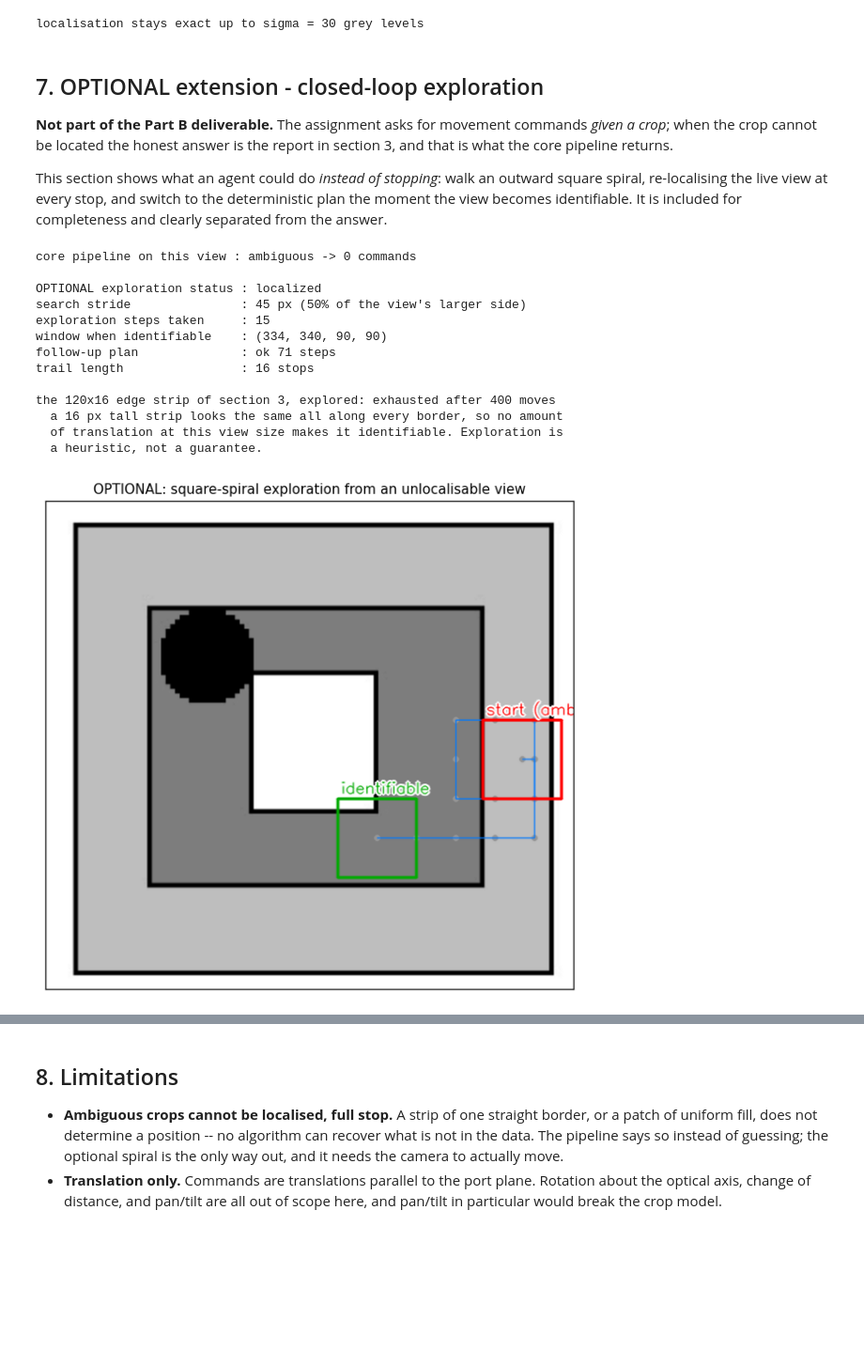
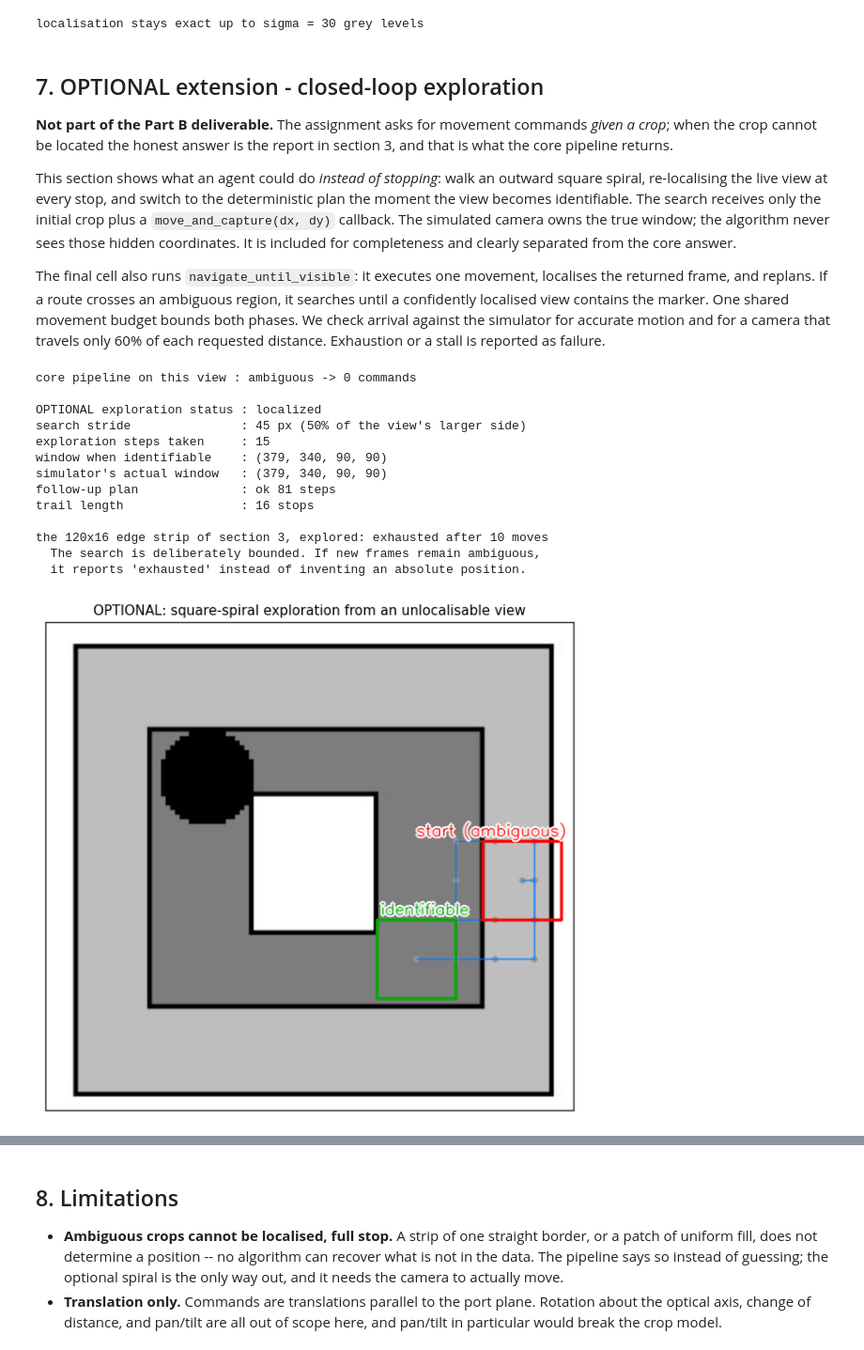
Before and after one commit to ard12/Aulespace, a Jupyter notebook: AULE_ComputerVisionChallenge/notebooks/02_crop_navigation.ipynb, the cells around one changed output, grey strips where cells are left out. Shown at 94% size. Drawn from its saved outputs; the diff is of its cells as text; code cells hidden in the pictures; blank space fills up the shorter version.

```diff
--- a/AULE_ComputerVisionChallenge/notebooks/02_crop_navigation.ipynb
+++ b/AULE_ComputerVisionChallenge/notebooks/02_crop_navigation.ipynb
@@ -507,61 +507,92 @@ in section 3, and that is what the core pipeline returns.
 
 This section shows what an agent could do *instead of stopping*: walk an outward
 square spiral, re-localising the live view at every stop, and switch to the
-deterministic plan the moment the view becomes identifiable. It is included for
-completeness and clearly separated from the answer.
+deterministic plan the moment the view becomes identifiable. The search receives
+only the initial crop plus a `move_and_capture(dx, dy)` callback. The simulated
+camera owns the true window; the algorithm never sees those hidden coordinates.
+It is included for completeness and clearly separated from the core answer.
+
+The final cell also runs `navigate_until_visible`: it executes one movement,
+localises the returned frame, and replans. If a route crosses an ambiguous
+region, it searches until a confidently localised view contains the marker.
+One shared movement budget bounds both phases. We check arrival against
+the simulator for accurate motion and for a camera that travels only 60%
+of each requested distance. Exhaustion or a stall is reported as failure.
 # %%
+def simulated_camera(start_window, gain=1.0):
+    """Feedback harness: the algorithm sees frames, never absolute coordinates."""
+    H, W = reference.shape[:2]
+    x, y, w, h = [int(v) for v in start_window]
+    state = {"x": x, "y": y, "w": w, "h": h, "positions": [(x, y)]}
+
+    def move_and_capture(dx, dy):
+        state["x"] = int(np.clip(round(state["x"] + gain * dx), 0, W - w))
+        state["y"] = int(np.clip(round(state["y"] + gain * dy), 0, H - h))
+        state["positions"].append((state["x"], state["y"]))
+        return navigation.extract_crop(reference, state["x"], state["y"], w, h)
+
+    initial = navigation.extract_crop(reference, x, y, w, h)
+    return initial, move_and_capture, state
+
+
 START = (500, 250, 90, 90)          # a flat-ish patch the core cannot pin down
-base_loc = navigation.localize_crop(navigation.extract_crop(reference, *START), reference)
+initial, move_and_capture, camera_state = simulated_camera(START)
+base_loc = navigation.localize_crop(initial, reference)
 print("core pipeline on this view :", base_loc.status, "->",
       navigation.plan_crop_movements(base_loc, ref_det, reference.shape).n_steps, "commands")
 print()
-out = navigation.explore_until_localized(reference, ref_det, START)
+out = navigation.explore_until_localized(initial, reference, ref_det, move_and_capture)
 print("OPTIONAL exploration status :", out["status"])
 print("search stride               : {:.0f} px ({:.0%} of the view's larger side)"
       .format(out["step_px"], C.EXPLORE_STEP_FRAC))
 print("exploration steps taken     :", out["steps_explored"])
 print("window when identifiable    :", out["window"])
+print("simulator's actual window   :",
+      (camera_state["x"], camera_state["y"], camera_state["w"], camera_state["h"]))
 if out["plan"] is not None:
     print("follow-up plan              :", out["plan"].status, out["plan"].n_steps, "steps")
 print("trail length                :", len(out["trail"]), "stops")
 print()
-# ...and a case where even exploring does not help, to keep the claim honest.
-HOPELESS = (200, 20, 120, 16)
-out2 = navigation.explore_until_localized(reference, ref_det, HOPELESS)
+# A deliberately difficult thin strip demonstrates the bounded-failure path.
+NARROW = (200, 20, 120, 16)
+narrow_initial, narrow_move, narrow_state = simulated_camera(NARROW)
+out2 = navigation.explore_until_localized(
+    narrow_initial, reference, ref_det, narrow_move, max_steps=10
+)
 print("the 120x16 edge strip of section 3, explored:", out2["status"],
       "after", out2["steps_explored"], "moves")
-print("  a 16 px tall strip looks the same all along every border, so no amount")
-print("  of translation at this view size makes it identifiable. Exploration is")
-print("  a heuristic, not a guarantee.")
+print("  The search is deliberately bounded. If new frames remain ambiguous,")
+print("  it reports 'exhausted' instead of inventing an absolute position.")
 # %% [output]
 core pipeline on this view : ambiguous -> 0 commands
 
 OPTIONAL exploration status : localized
 search stride               : 45 px (50% of the view's larger side)
 exploration steps taken     : 15
-window when identifiable    : (334, 340, 90, 90)
-follow-up plan              : ok 71 steps
+window when identifiable    : (379, 340, 90, 90)
+simulator's actual window   : (379, 340, 90, 90)
+follow-up plan              : ok 81 steps
 trail length                : 16 stops
 
-the 120x16 edge strip of section 3, explored: exhausted after 400 moves
-  a 16 px tall strip looks the same all along every border, so no amount
-  of translation at this view size makes it identifiable. Exploration is
-  a heuristic, not a guarantee.
+the 120x16 edge strip of section 3, explored: exhausted after 10 moves
+  The search is deliberately bounded. If new frames remain ambiguous,
+  it reports 'exhausted' instead of inventing an absolute position.
 # %%
 board = reference.copy()
-trail = out["trail"]
+trail = camera_state["positions"]
 w, h = START[2], START[3]
 for (tx, ty) in trail:
     cv2.circle(board, (tx + w // 2, ty + h // 2), 3, (150, 150, 150), -1, cv2.LINE_AA)
 for a, b in zip(trail, trail[1:]):
     cv2.line(board, (a[0] + w // 2, a[1] + h // 2), (b[0] + w // 2, b[1] + h // 2),
              (255, 120, 0), 1, cv2.LINE_AA)
 board = viz.draw_window(board, START, (0, 0, 255), label="start (ambiguous)")
-board = viz.draw_window(board, out["window"], (0, 170, 0), label="identifiable")
+if out["window"] is not None:
+    board = viz.draw_window(board, out["window"], (0, 170, 0), label="identifiable")
 viz.show(board, "OPTIONAL: square-spiral exploration from an unlocalisable view", figsize=(7, 6.5))
 plt.savefig(aio.output_path("crop_navigation", "optional_exploration.png"),
             bbox_inches="tight", dpi=110)
 plt.show()
 # %% [output]
-[figure, old version]
+[figure, new version]
 # %%
```
Also changed, not shown: parts of 3 cells of this notebook, 27 other files.
